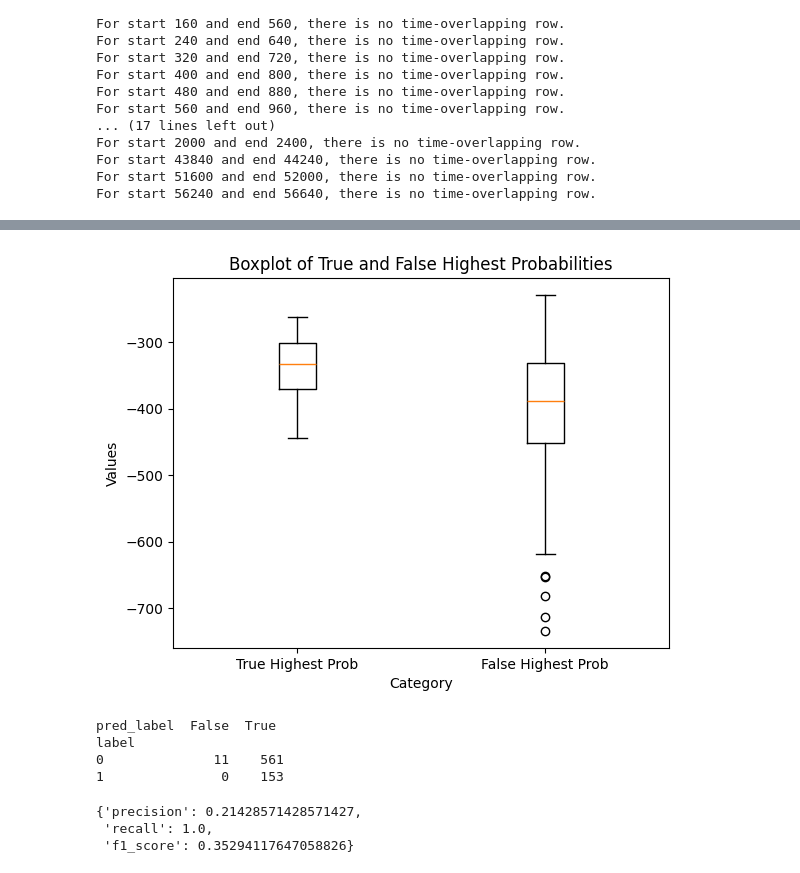
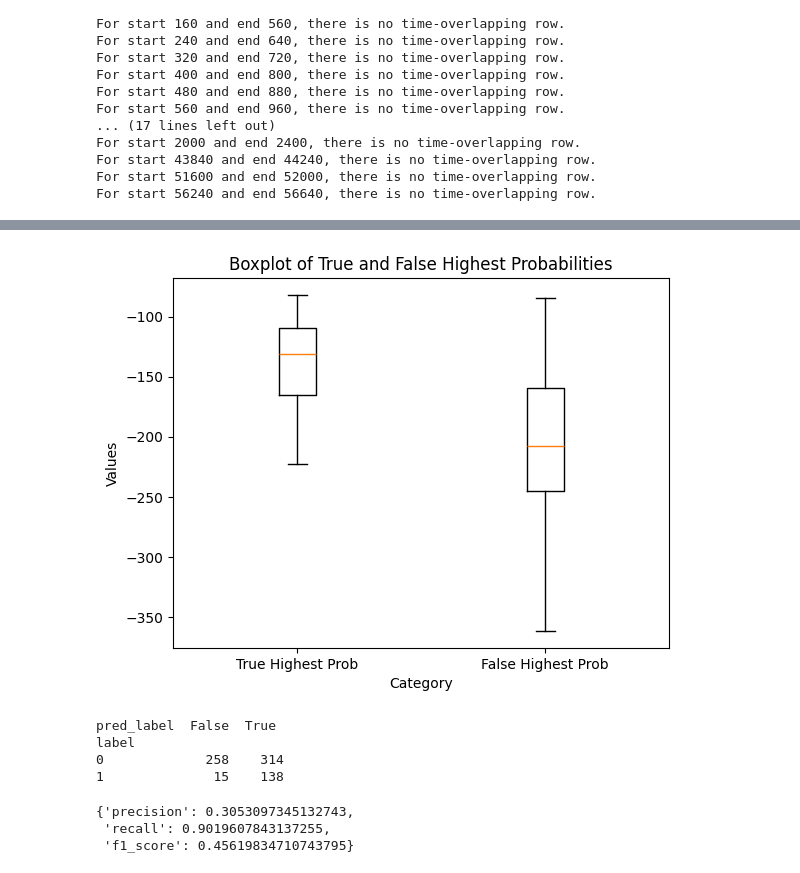
Before and after one commit to jiayan-li/keyword-spotting, a Jupyter notebook: HMM.ipynb, the cells around one changed output, grey strips where cells are left out. Cells and saved outputs as stored; diff of their text form; code cells hidden in the pictures.

Commit message:
add: option for keras model

```diff
--- a/HMM.ipynb
+++ b/HMM.ipynb
@@ -58,7 +58,7 @@ label
  'recall': 0.9448275862068966,
  'f1_score': 0.8379204892966361}
 # %%
-df_test = get_highest_prob_df(dataset_type="test")
+df_test = get_highest_prob_df(keras_model=True, dataset_type="test")
 # %% [output]
 For start 36960 and end 37360, there is no time-overlapping row.
 For start 45760 and end 46160, there is no time-overlapping row.
@@ -96,14 +82,14 @@ df_test
 # %%
-_plot_highest_prob(df_test)
+plot_highest_prob(df_test)
 # %% [output]
-[figure, old version]
+[figure, new version]
 # %%
-calculate_metrics(-600, df_test)
+calculate_metrics(-400, df_test)
 # %% [output]
 pred_label  False  True
 label
-0              11    561
-1               0    153
+0             258    314
+1              15    138
-{'precision': 0.21428571428571427,
- 'recall': 1.0,
- 'f1_score': 0.35294117647058826}
+{'precision': 0.3053097345132743,
+ 'recall': 0.9019607843137255,
+ 'f1_score': 0.45619834710743795}
```
Also changed, not shown: parts of 4 cells of this notebook, 2 other files.
